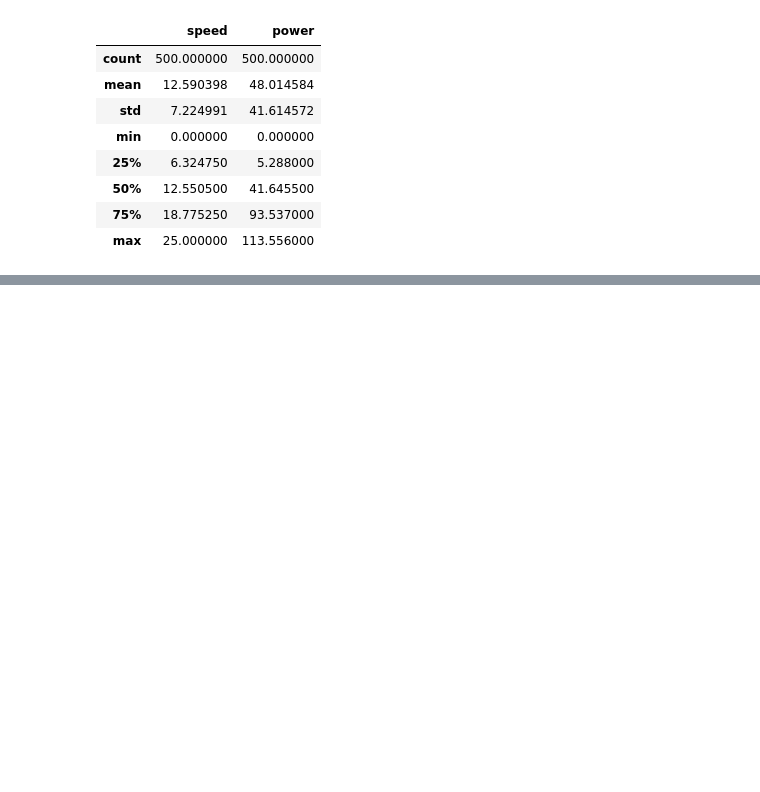
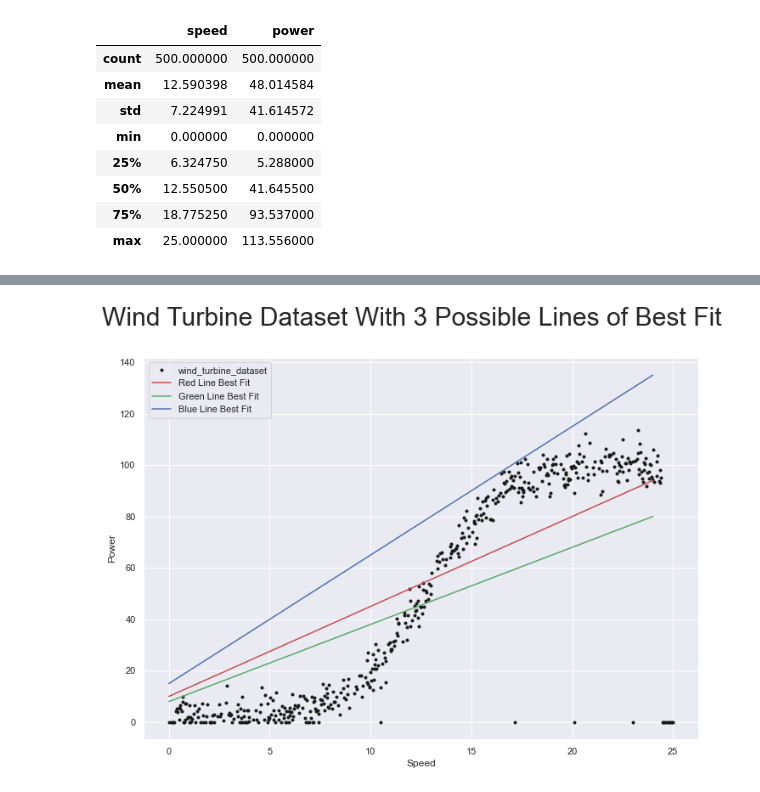
Before and after one commit to Deego88/FoDA_Project_2020, a Jupyter notebook: FoDA_Project_2020.ipynb, the cells around one changed output, grey strips where cells are left out. Saved outputs shown, nothing was run; the diff lists cells and outputs as text; code cells hidden in the pictures; blank space fills up the shorter version.

Commit message:
3 lines of best fit added, pictures uploaded

```diff
--- a/FoDA_Project_2020.ipynb
+++ b/FoDA_Project_2020.ipynb
@@ -136,0 +153,22 @@ wind_turbine_dataset.describe()
+# %%
+# Plot power versus speed with black dots
+plt.plot(wind_turbine_dataset.speed
+, wind_turbine_dataset.power, 'k.', label="wind_turbine_dataset")
+
+# Overlay 3 possible lines of best fit on the plot
+x = np.arange(0.0, 25.0, 1.0)
+plt.plot(x, 3.5 * x + 10.0, 'r-', label=r"Red Line Best Fit")
+plt.plot(x, 3.0 * x +  8.0, 'g-', label=r"Green Line Best Fit")
+plt.plot(x, 5.0 * x + 15.0, 'b-', label=r"Blue Line Best Fit")
+
+# Add a legend
+plt.legend()
+
+# Add axis labels
+plt.xlabel("Speed")
+plt.ylabel("Power")
+plt. suptitle("Wind Turbine Dataset With 3 Possible Lines of Best Fit", fontsize=30)
+# Show the plot
+plt.show()
+# %% [output]
+[figure, added]
```
Also changed, not shown: parts of 20 cells of this notebook, 4 other files.
